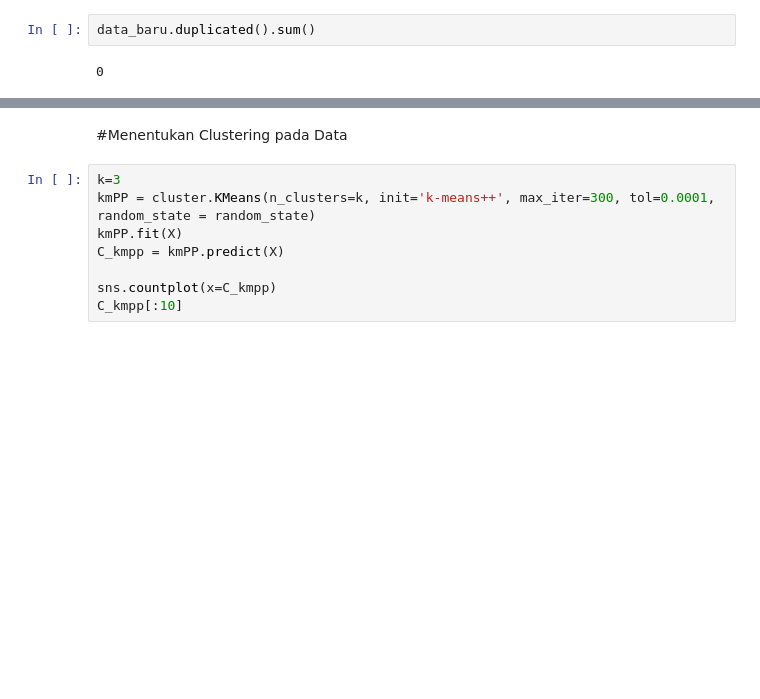
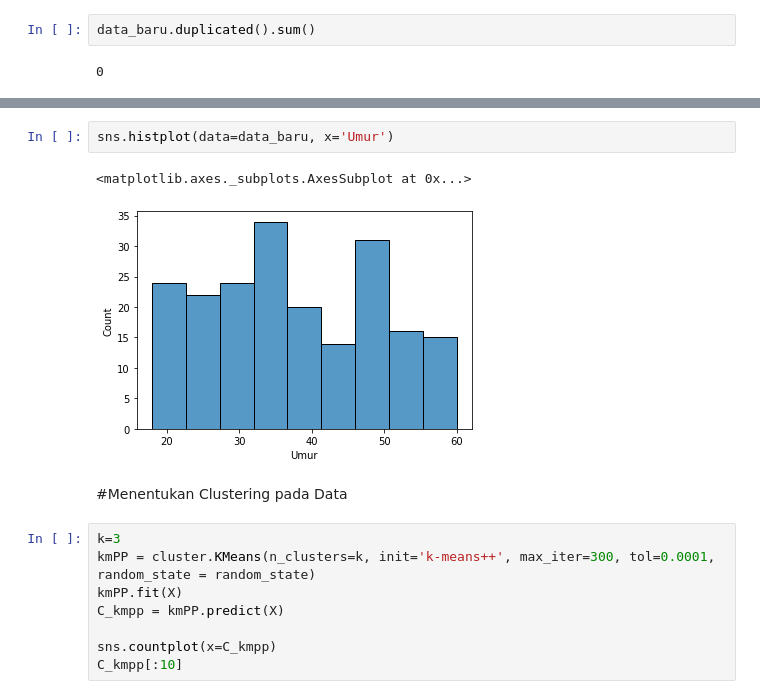
Before and after one commit to PoppyDalamaZain/Kelompok3, a Jupyter notebook: worksheet.ipynb, the cells around one changed output, grey strips where cells are left out. Drawn from its saved outputs; the diff is of its cells as text; blank space fills up the shorter version.

```diff
--- a/worksheet.ipynb
+++ b/worksheet.ipynb
@@ -142,3 +178,8 @@ data_baru.duplicated().sum()
+# %%
+sns.histplot(data=data_baru, x='Umur')
+# %% [output]
+<matplotlib.axes._subplots.AxesSubplot at 0x...>
+[figure, added]
 # %% [markdown]
 #Menentukan Clustering pada Data
 # %%
```
Also changed, not shown: parts of 5 cells of this notebook.
